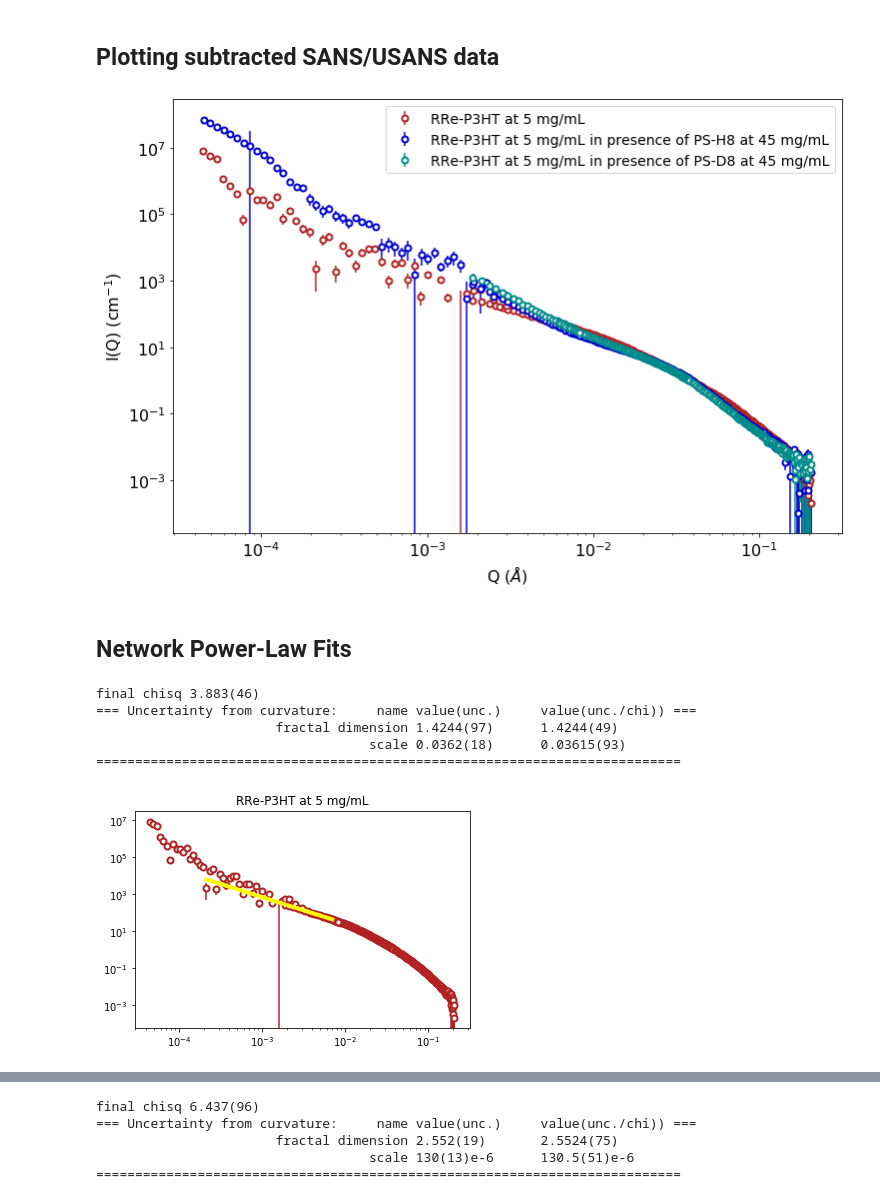
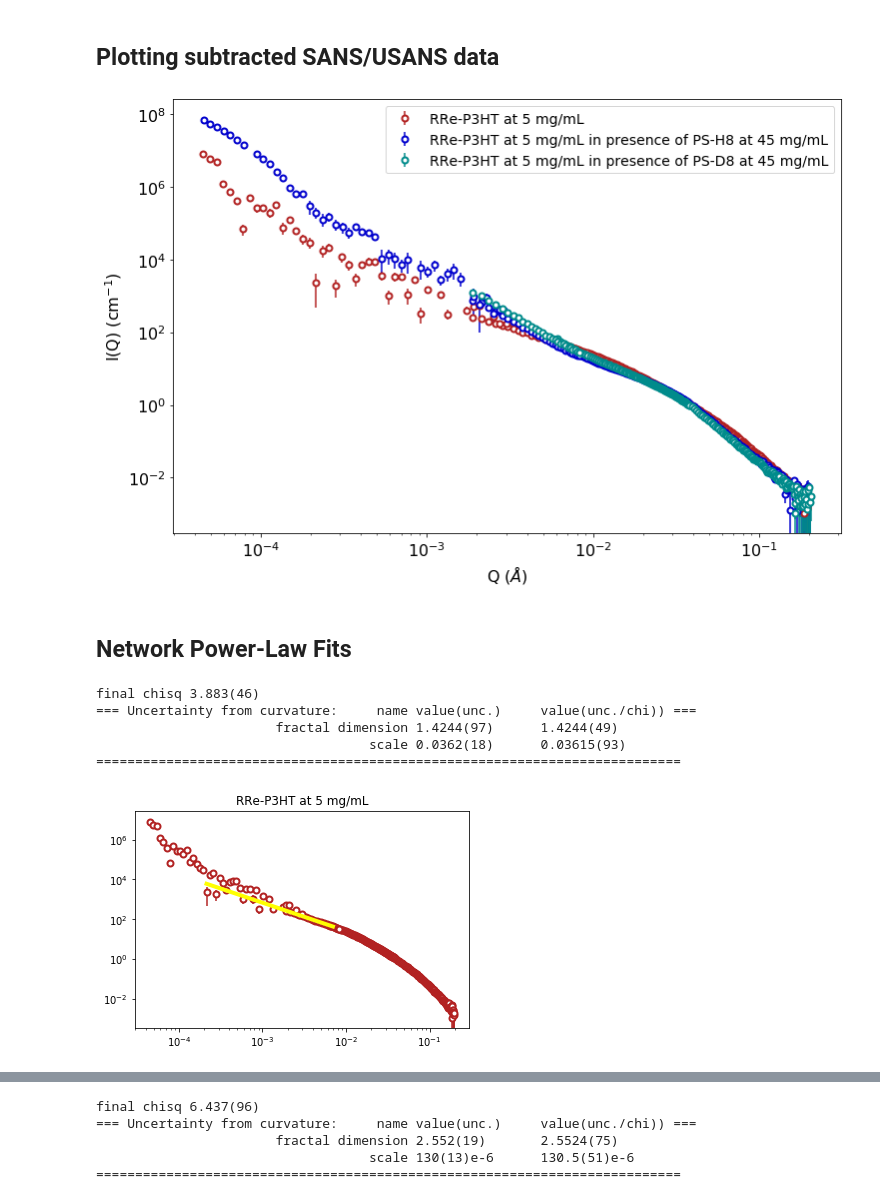
Before and after one commit to pozzo-research-group/c-wolf-blends-morphology, a Jupyter notebook: sans/Liquid_Samples/Fitting_RReP3HT_PS_Toluene.ipynb, the cells around one changed output, grey strips where cells are left out. Cells and saved outputs as stored; diff of their text form; code cells hidden in the pictures.

```diff
--- a/sans/Liquid_Samples/Fitting_RReP3HT_PS_Toluene.ipynb
+++ b/sans/Liquid_Samples/Fitting_RReP3HT_PS_Toluene.ipynb
@@ -118,20 +119,36 @@ names
 p3ht_h8 = sans_data['TU19']
 h8 = sans_data['TU20']
 sub_h8 = sasmodels.data.Data1D(x = p3ht_h8.x, y=p3ht_h8.y-h8.y, dy = np.sqrt(h8.dy**2 + p3ht_h8.dy**2))
+mask = np.where(sub_h8.dy/sub_h8.y<1.5)
+sub_h8 = sasmodels.data.Data1D(x = sub_h8.x[mask], y = sub_h8.y[mask], dy = sub_h8.dy[mask])
 sans_data['sub_h8'] = sub_h8
 # %%
 p3ht_h8 = usans_data['TU19']
 h8 = usans_data['TU20']
 sub_h8 = sasmodels.data.Data1D(x = p3ht_h8.x, y=p3ht_h8.y-h8.y, dy = np.sqrt(h8.dy**2 + p3ht_h8.dy**2))
+mask = np.where(sub_h8.dy/sub_h8.y<1.5)
+sub_h8 = sasmodels.data.Data1D(x = sub_h8.x[mask], y = sub_h8.y[mask], dy = sub_h8.dy[mask])
 usans_data['sub_h8'] = sub_h8
 # %%
 p3ht_h8 = sans_data['TU24']
 h8 = sans_data['TU25']
 sub_h8 = sasmodels.data.Data1D(x = p3ht_h8.x, y=p3ht_h8.y-h8.y, dy = np.sqrt(h8.dy**2 + p3ht_h8.dy**2))
+mask = np.where(sub_h8.dy/sub_h8.y<1.5)
+sub_h8 = sasmodels.data.Data1D(x = sub_h8.x[mask], y = sub_h8.y[mask], dy = sub_h8.dy[mask])
 sans_data['sub_d8'] = sub_h8
 # %%
 names['sub_h8'] = 'RRe-P3HT at 5 mg/mL in presence of PS-H8 at 45 mg/mL'
 names['sub_d8'] = 'RRe-P3HT at 5 mg/mL in presence of PS-D8 at 45 mg/mL'
+# %%
+data = sans_data['TU11']
+mask = np.where((data.y>0)&(data.dy/data.y<1.5))
+data = sasmodels.data.Data1D(data.x[mask], data.y[mask], dy=data.dy[mask])
+sans_data['TU11'] = data
+
+data = usans_data['TU11']
+mask = np.where((data.y>0)&(data.dy/data.y<1.5))
+data = sasmodels.data.Data1D(data.x[mask], data.y[mask], dy=data.dy[mask])
+usans_data['TU11'] = data
 # %% [markdown]
 ## Plotting subtracted SANS/USANS data
 # %%
@@ -155,7 +172,7 @@ plt.yticks(fontsize=16)
 
 plt.show()
 # %% [output]
-[figure, old version]
+[figure, new version]
 # %% [markdown]
 ## Network Power-Law Fits
 # %%
@@ -166,7 +183,7 @@ kernel = load_model("power_law")#+flexible_cylinder")#+power_law")
 
 # loading the data
 sans_load = sans_data[key]
-sans_load.dx = sans_load.dx-sans_load.dx # removing smearing from sans segment
+#sans_load.dx = sans_load.dx-sans_load.dx # removing smearing from sans segment
 usans_load = usans_data[key]
 #sans = sans_load
 #mask = np.where(sans_load.x>1e-6)
@@ -195,34 +212,34 @@ sans_model = Model(
 #     B_length_pd_n = B_length_pd_n,
 #     B_length_pd_nsigma = B_length_pd_nsigma,
 #     B_kuhn_length = B_kuhn_length,
 #     B_radius = B_radius,
 #     B_sld=sld,
 #     B_sld_solvent=sld_solvent,
 )
 
 
 sans_experiment=Experiment(data=sans, model=sans_model)
 problem=FitProblem(sans_experiment)
 result=fit(problem, method='lm',verbose=True)
 #result=fit(problem, method='dream', verbose=True,steps=200)
 
 power_law_fits[key] = (sans.x, problem)
 plt.errorbar(sans_load.x,sans_load.y,yerr=sans_load.dy,fmt='o',color=colors[key],mew=2,mfc='white')
 plt.errorbar(usans_load.x,usans_load.y,yerr=usans_load.dy,fmt='o',color=colors[key],mew=2,mfc='white')
 
 sort_mask = np.argsort(sans.x)
 plt.errorbar(sans.x[sort_mask],problem.fitness.theory()[sort_mask],fmt='-',linewidth=4,color='yellow')
 plt.title(names[key])
 
 plt.xscale('log')
 plt.yscale('log')
 # %% [output]
 final chisq 3.883(46)
 === Uncertainty from curvature:     name value(unc.)     value(unc./chi)) ===
                        fractal dimension 1.4244(97)      1.4244(49)
                                    scale 0.0362(18)      0.03615(93)
 ===========================================================================
-[figure, old version]
+[figure, new version]
 # %%
 key = 'sub_h8'
 kernel = load_model("power_law")#+flexible_cylinder")#+power_law")
```
Also changed, not shown: parts of 3 cells of this notebook, 3 other files.
